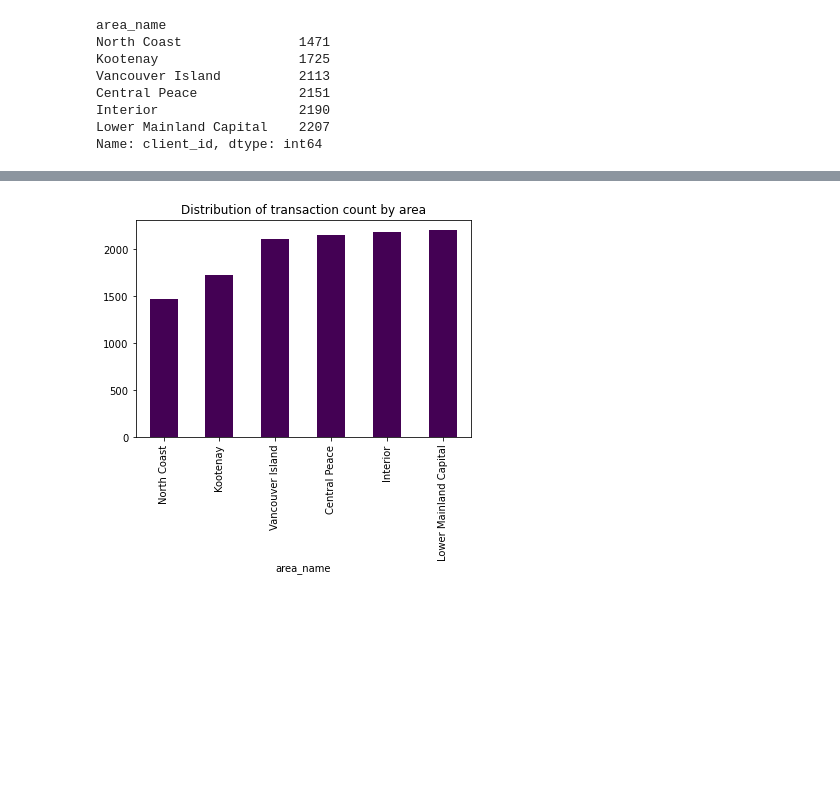
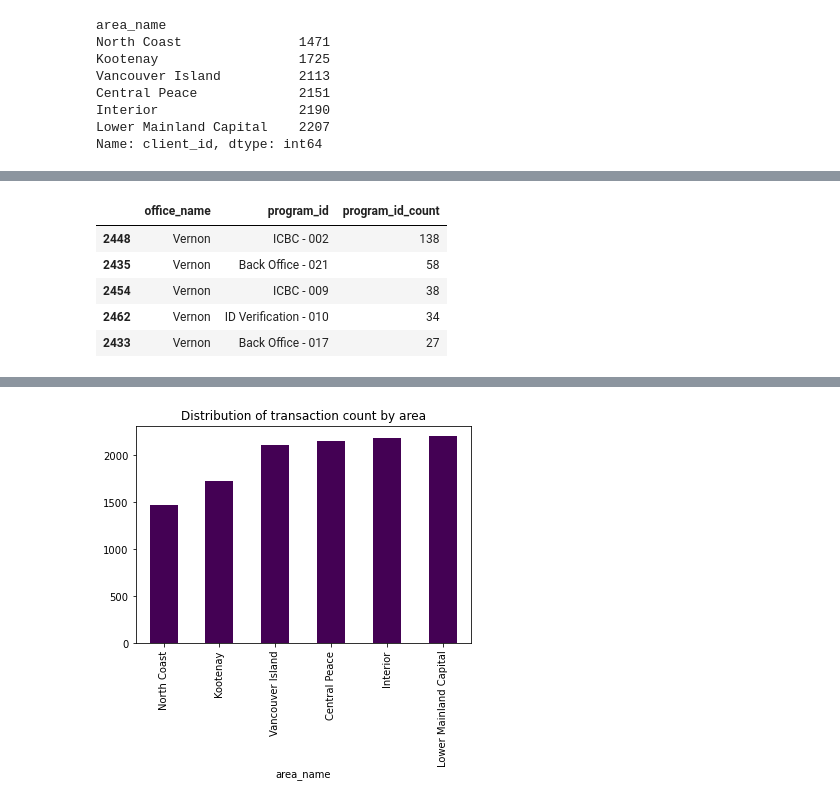
Before and after one commit to varunindurthi/Services-BC-EDA-REQ101268, a Jupyter notebook: data_analysis.ipynb, the cells around one changed output, grey strips where cells are left out. Saved outputs shown, nothing was run; the diff lists cells and outputs as text; code cells hidden in the pictures; blank space fills up the shorter version.

```diff
--- a/data_analysis.ipynb
+++ b/data_analysis.ipynb
@@ -474,0 +542,9 @@ Name: client_id, dtype: int64
+# %%
+service_counts_by_office[service_counts_by_office['office_name']=='Vernon'].sort_values(by='program_id_count',ascending=False).head()
+# %% [output]
+|  | office_name | program_id | program_id_count |
+| 2448 | Vernon | ICBC - 002 | 138 |
+| 2435 | Vernon | Back Office - 021 | 58 |
+| 2454 | Vernon | ICBC - 009 | 38 |
+| 2462 | Vernon | ID Verification - 010 | 34 |
+| 2433 | Vernon | Back Office - 017 | 27 |
```
Also changed, not shown: parts of 18 cells of this notebook, 3 other files.
